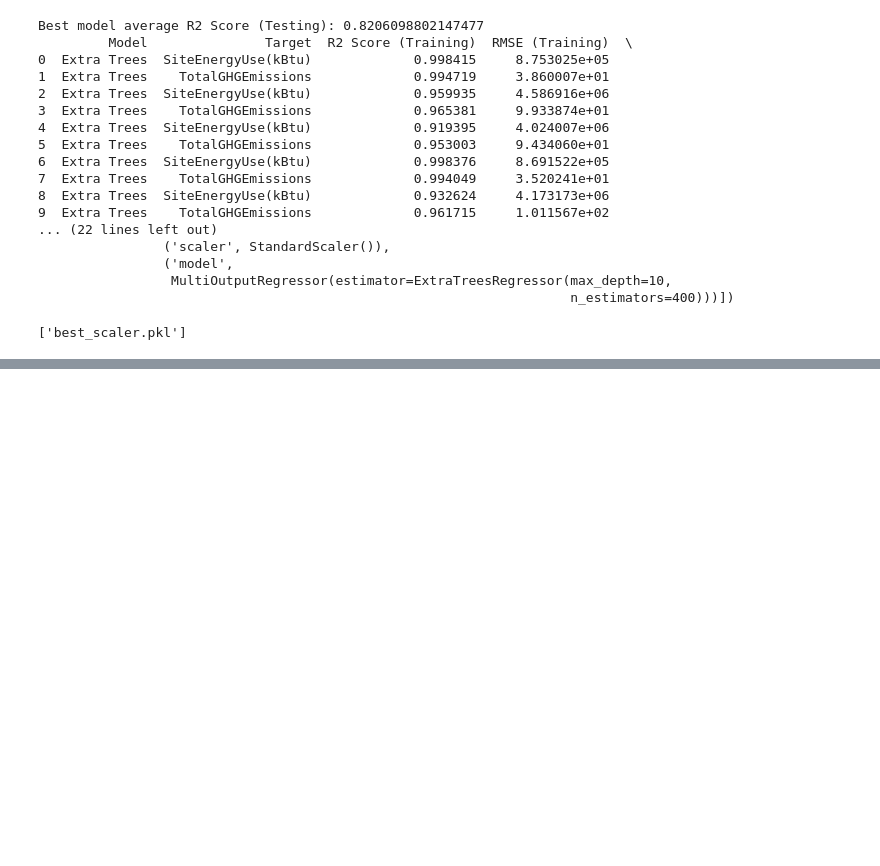
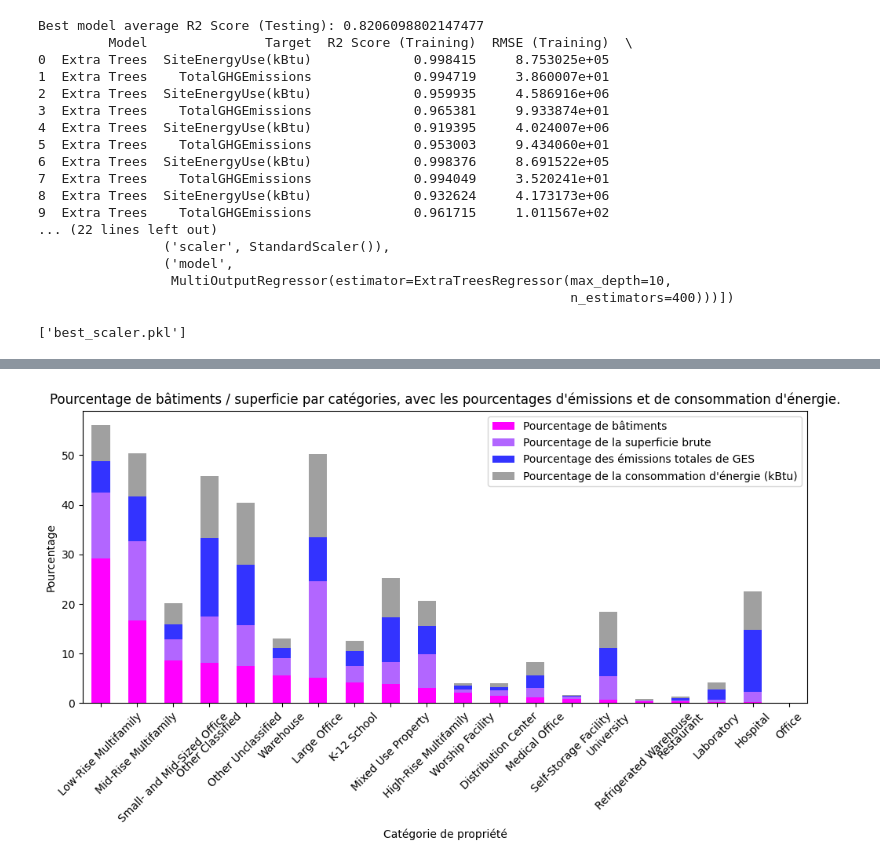
Before and after one commit to Lorenzo1208/co2, a Jupyter notebook: analyse/seattle_predictions.ipynb, the cells around one changed output, grey strips where cells are left out. Saved outputs shown, nothing was run; the diff lists cells and outputs as text; code cells hidden in the pictures; blank space fills up the shorter version.

```diff
--- a/analyse/seattle_predictions.ipynb
+++ b/analyse/seattle_predictions.ipynb
@@ -1585,0 +1608,74 @@ Best model average R2 Score (Testing): 0.8206098802147477
+# %%
+import pandas as pd
+import matplotlib.pyplot as plt
+
+# Charger les données
+data = pd.read_csv('C:/Users/loren/OneDrive/Documents/GitHub/co2/2016_Building_Energy_Benchmarking.csv')
+
+# Créer un mapping pour regrouper les types de propriétés principales
+property_type_mapping = {
+    'Office': ['Office', 'Mixed Use Office'],
+    'Multifamily': ['Multifamily MR (5-9)', 'Multifamily HR (10+)'],
+    'Other Classified': ['Hotel', 'Non-Refrigerated Warehouse', 'Residence Hall', 'Retail Store', 'Senior Care Community', 'Supermarket / Grocery Store'],
+    'Other Unclassified': ['Other']
+}
+
+# Fonction personnalisée pour la remise en catégorie
+def categorize_property_type(property_type):
+    for category, types in property_type_mapping.items():
+        if property_type in types:
+            return category
+    return property_type
+
+# Créer une nouvelle colonne pour les catégories de propriétés
+data['PropertyCategory'] = data['PrimaryPropertyType'].apply(categorize_property_type)
+
+# Calculer le pourcentage de bâtiments par catégorie de propriétés
+building_counts = data['PropertyCategory'].value_counts(normalize=True) * 100
+
+# Calculer le pourcentage de superficie brute des bâtiments par catégorie de propriétés
+property_area = data.groupby('PropertyCategory')['PropertyGFATotal'].sum()
+total_area = property_area.sum()
+building_area_percentages = property_area / total_area * 100
+
+# Calculer la somme des émissions totales de GES et de la consommation d'énergie par catégorie de propriétés
+ghg_emissions = data.groupby('PropertyCategory')['TotalGHGEmissions'].sum()
+energy_use = data.groupby('PropertyCategory')['SiteEnergyUse(kBtu)'].sum()
+
+# Convertir les émissions totales de GES et la consommation d'énergie en pourcentages par rapport au total
+total_ghg_emissions = ghg_emissions.sum()
+total_energy_use = energy_use.sum()
+ghg_emissions_percentages = ghg_emissions / total_ghg_emissions * 100
+energy_use_percentages = energy_use / total_energy_use * 100
+
+# Créer le DataFrame pour le graphique à barres empilées
+stacked_data = pd.DataFrame({
+    'Pourcentage de bâtiments': building_counts,
+    'Pourcentage de la superficie brute': building_area_percentages,
+    'Pourcentage des émissions totales de GES': ghg_emissions_percentages,
+    'Pourcentage de la consommation d\'énergie (kBtu)': energy_use_percentages
+})
+
+# Trier les données par ordre décroissant du pourcentage de bâtiments
+stacked_data = stacked_data.sort_values(by='Pourcentage de bâtiments', ascending=False)
+
+# Couleurs personnalisées
+colors = ['#FF00FF', '#B266FF', '#3333FF', '#A0A0A0']
+
+
+# Créer le graphique à barres empilées
+fig, ax = plt.subplots(figsize=(10, 6))
+stacked_data.plot(kind='bar', stacked=True, ax=ax, color=colors)
+
+# Ajouter des labels et une légende
+ax.set_xlabel('Catégorie de propriété')
+ax.set_ylabel('Pourcentage')
+ax.set_title("Pourcentage de bâtiments / superficie par catégories, avec les pourcentages d'émissions et de consommation d'énergie.")
+ax.legend()
+
+# Afficher le graphique
+plt.xticks(rotation=45)
+plt.tight_layout()
+plt.show()
+# %% [output]
+[figure, added]
```
Also changed, not shown: parts of 5 cells of this notebook, 1 other file.
